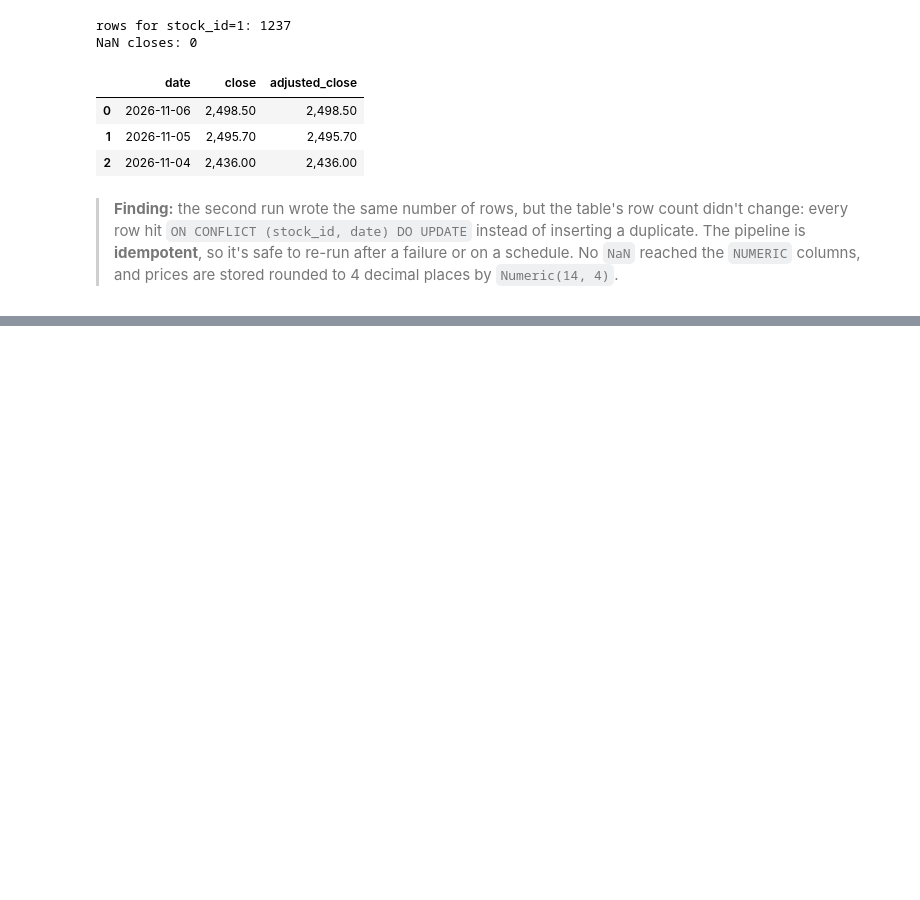
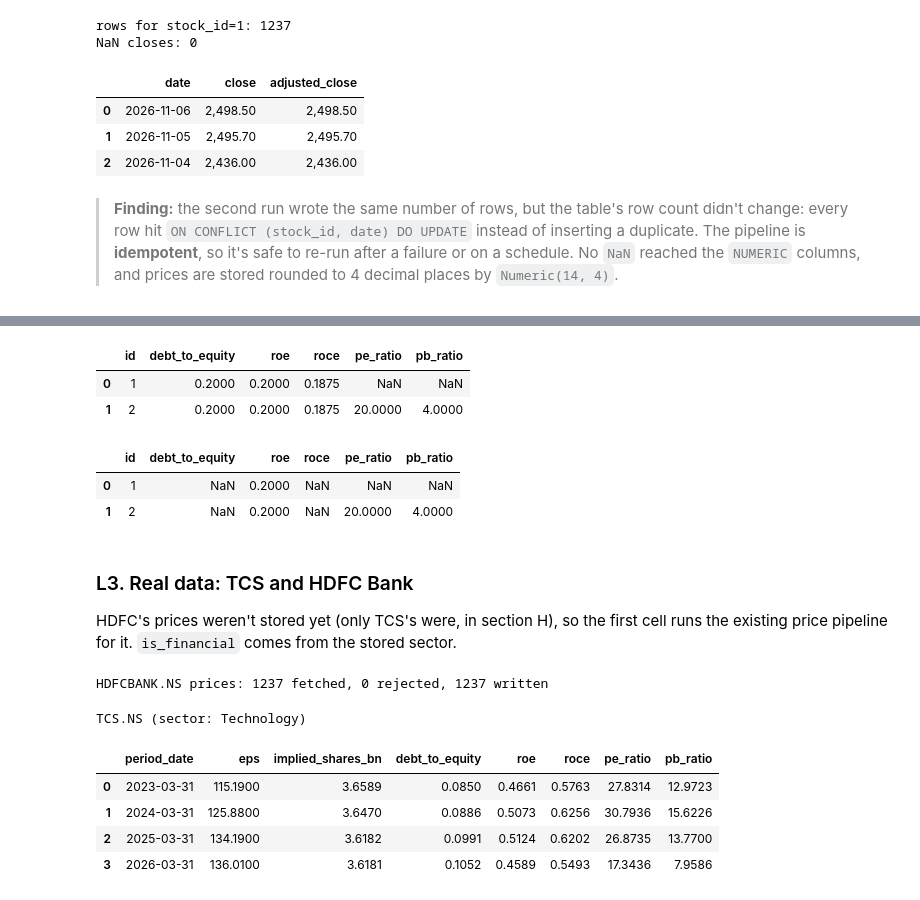
Before and after one commit to bhanu-bhadouria/mosaic-drishti, a Jupyter notebook: notebooks/exploration/02_yfinance_exploration.ipynb, the cells around one changed output, grey strips where cells are left out. Saved outputs shown, nothing was run; the diff lists cells and outputs as text; code cells hidden in the pictures; blank space fills up the shorter version.

```diff
--- a/notebooks/exploration/02_yfinance_exploration.ipynb
+++ b/notebooks/exploration/02_yfinance_exploration.ipynb
@@ -673,0 +908,64 @@ NaN closes: 0
+# %%
+fin = pd.DataFrame([period(1, date(2025, 3, 31), eps=20.0), period(2, date(2026, 3, 31), eps=10.0)])
+prices = pd.DataFrame({"date": [date(2025, 3, 28), date(2026, 3, 31)], "close": [200.0, 200.0]})
+compute_ratios(fin, prices, is_financial=False)
+# %% [output]
+|  | id | debt_to_equity | roe | roce | pe_ratio | pb_ratio |
+| 0 | 1 | 0.2000 | 0.2000 | 0.1875 | NaN | NaN |
+| 1 | 2 | 0.2000 | 0.2000 | 0.1875 | 20.0000 | 4.0000 |
+# %%
+# Unknown sector (info fetch failed) is treated like financial: D/E and ROCE are skipped
+compute_ratios(fin, prices, is_financial=None)
+# %% [output]
+|  | id | debt_to_equity | roe | roce | pe_ratio | pb_ratio |
+| 0 | 1 | NaN | 0.2000 | NaN | NaN | NaN |
+| 1 | 2 | NaN | 0.2000 | NaN | 20.0000 | 4.0000 |
+# %% [markdown]
+### L3. Real data: TCS and HDFC Bank
+
+HDFC's prices weren't stored yet (only TCS's were, in section H), so the first cell runs the existing price pipeline for it. `is_financial` comes from the stored sector.
+# %%
+from sqlalchemy import text
+
+from data.database import SessionLocal, engine
+from data.ingestion.price_ingestion import fetch_prices, store_prices, validate_prices
+from data.ingestion.stocks import fetch_stock_info, upsert_stock
+
+FINANCIAL_SECTORS = {"Financial Services"}
+
+df = fetch_prices(BANK)
+valid, rejected = validate_prices(BANK, df)
+info = fetch_stock_info(BANK)
+with SessionLocal() as s:
+    stock_id = upsert_stock(s, BANK, info)
+    print(BANK, "prices:", len(df), "fetched,", len(rejected), "rejected,", store_prices(s, stock_id, valid), "written")
+    s.commit()
+# %% [output]
+HDFCBANK.NS prices: 1237 fetched, 0 rejected, 1237 written
+# %%
+def real_ratios(symbol):
+    """Read one stock's annual financials and prices from the database and compute ratios."""
+    with engine.connect() as c:
+        stock = c.execute(text("SELECT id, sector FROM stocks WHERE symbol = :s"), {"s": symbol}).one()
+        fin = pd.read_sql(
+            text("SELECT * FROM financial_data WHERE stock_id = :id AND period_type = 'annual' ORDER BY period_date"),
+            c, params={"id": stock.id},
+        )
+        prices = pd.read_sql(text("SELECT date, close FROM price_history WHERE stock_id = :id"), c, params={"id": stock.id})
+
+    ratios = compute_ratios(fin, prices, is_financial=stock.sector in FINANCIAL_SECTORS if stock.sector else None)
+    shown = fin[["id", "period_date", "eps"]].assign(
+        implied_shares_bn=fin.net_income.astype(float) / fin.eps.astype(float) / 1e9
+    )
+    print(f"{symbol} (sector: {stock.sector})")
+    return shown.merge(ratios, on="id").drop(columns="id")
+
+
+real_ratios(STOCK)
+# %% [output]
+TCS.NS (sector: Technology)
+|  | period_date | eps | implied_shares_bn | debt_to_equity | roe | roce | pe_ratio | pb_ratio |
+| 0 | 2023-03-31 | 115.1900 | 3.6589 | 0.0850 | 0.4661 | 0.5763 | 27.8314 | 12.9723 |
+| 1 | 2024-03-31 | 125.8800 | 3.6470 | 0.0886 | 0.5073 | 0.6256 | 30.7936 | 15.6226 |
+| 2 | 2025-03-31 | 134.1900 | 3.6182 | 0.0991 | 0.5124 | 0.6202 | 26.8735 | 13.7700 |
+| 3 | 2026-03-31 | 136.0100 | 3.6181 | 0.1052 | 0.4589 | 0.5493 | 17.3436 | 7.9586 |
```
Also changed, not shown: parts of 42 cells of this notebook, 6 other files.
